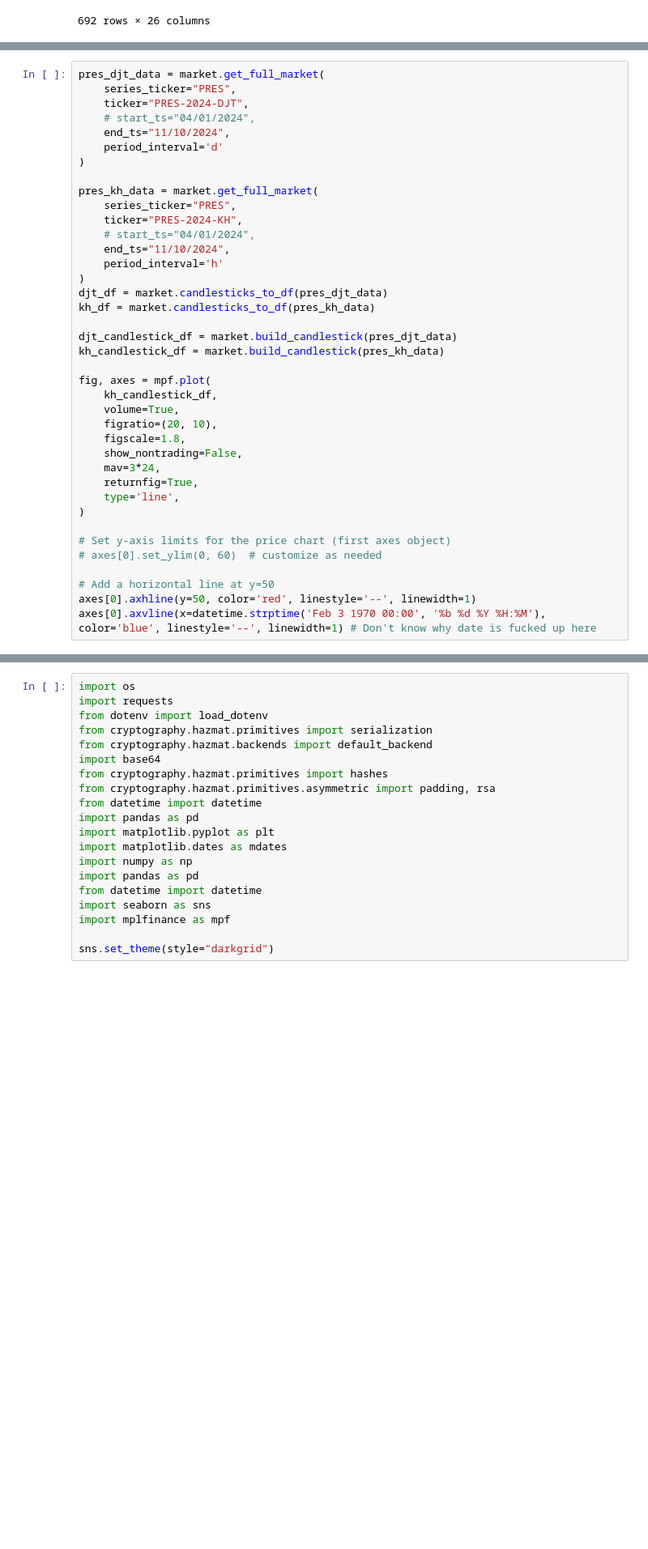
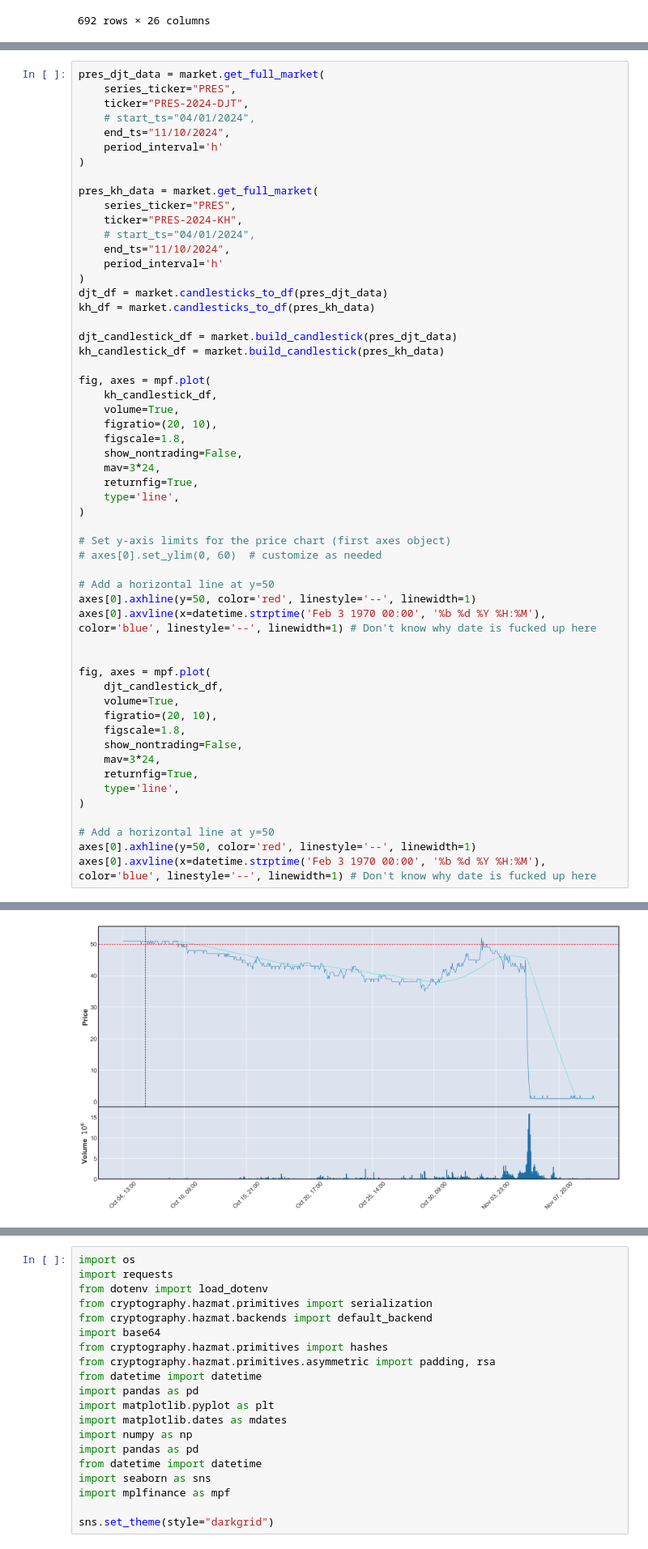
Before and after one commit to NiccoloComati/mykalshi, a Jupyter notebook: main.ipynb, the cells around one changed output, grey strips where cells are left out. Shown at 81% size. Cells and saved outputs as stored; diff of their text form; blank space fills up the shorter version.

```diff
--- a/main.ipynb
+++ b/main.ipynb
@@ -210,7 +210,7 @@ pres_djt_data = market.get_full_market(
     ticker="PRES-2024-DJT",
     # start_ts="04/01/2024",
     end_ts="11/10/2024",
-    period_interval='d'
+    period_interval='h'
 )
 
 pres_kh_data = market.get_full_market(
@@ -243,3 +243,20 @@ fig, axes = mpf.plot(
 # Add a horizontal line at y=50
 axes[0].axhline(y=50, color='red', linestyle='--', linewidth=1)
 axes[0].axvline(x=datetime.strptime('Feb 3 1970 00:00', '%b %d %Y %H:%M'), color='blue', linestyle='--', linewidth=1) # Don't know why date is fucked up here
+
+
+fig, axes = mpf.plot(
+    djt_candlestick_df,
+    volume=True,
+    figratio=(20, 10),
+    figscale=1.8,
+    show_nontrading=False,
+    mav=3*24,
+    returnfig=True,
+    type='line',
+)
+
+# Add a horizontal line at y=50
+axes[0].axhline(y=50, color='red', linestyle='--', linewidth=1)
+axes[0].axvline(x=datetime.strptime('Feb 3 1970 00:00', '%b %d %Y %H:%M'), color='blue', linestyle='--', linewidth=1) # Don't know why date is fucked up here
+# %% [output]
@@ -245,0 +264 @@ axes[0].axvline(x=datetime.strptime('Feb 3 1970 00:00', '%b %d %Y %H:%M'), color
+[figure, added]
```
Also changed, not shown: parts of 1 cell of this notebook.
